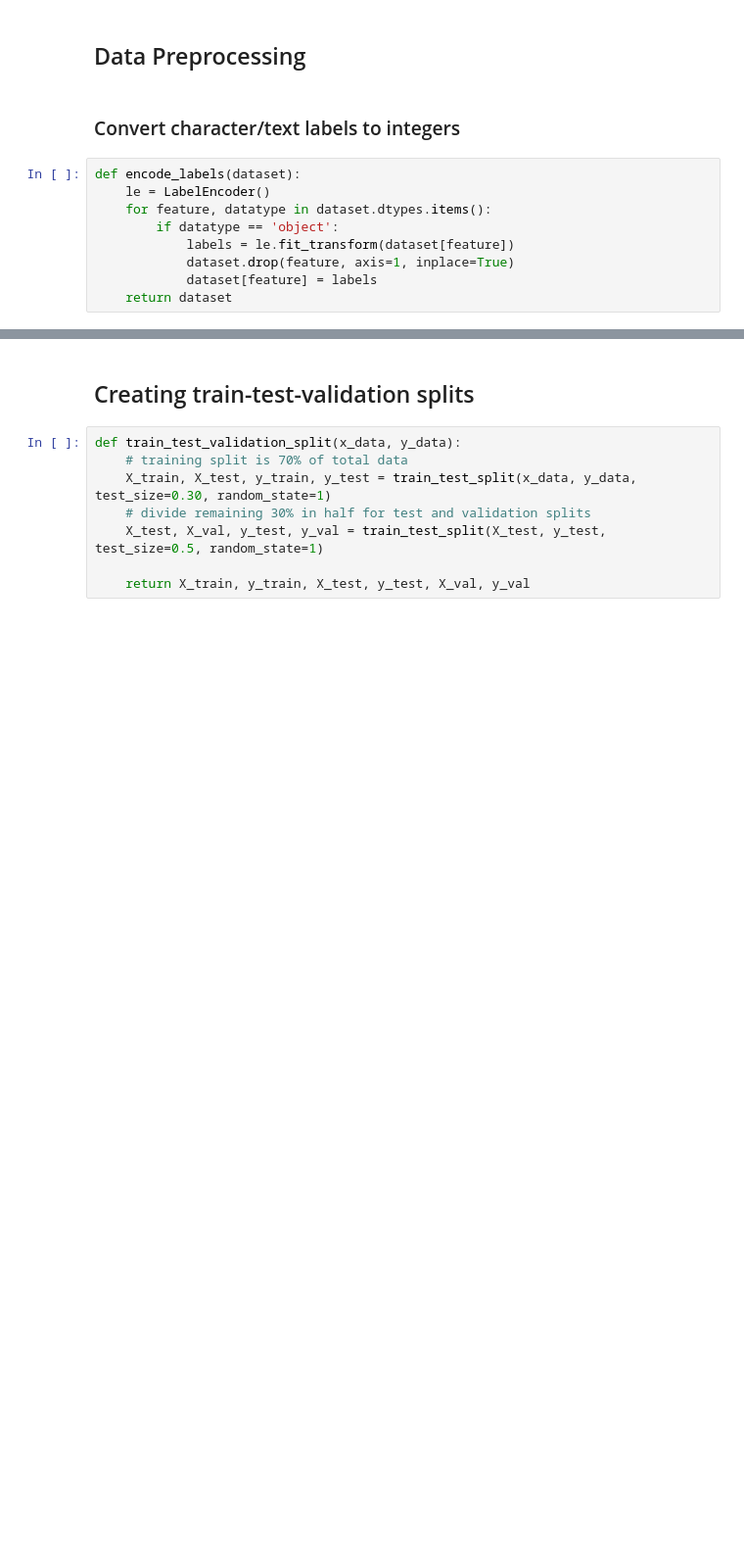
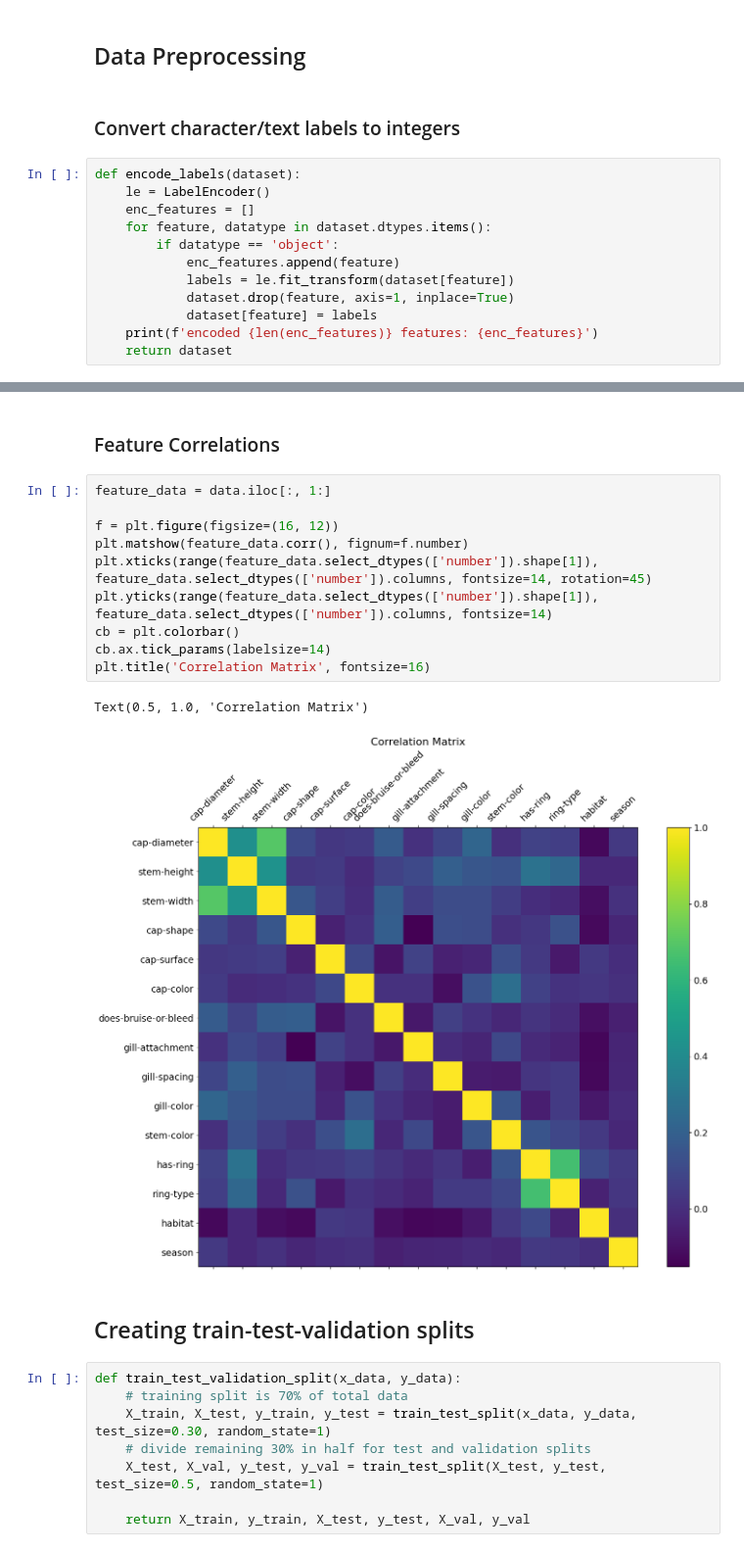
Before and after one commit to sin-of-sloth/mushroom, a Jupyter notebook: Mushroom.ipynb, the cells around one changed output, grey strips where cells are left out. Shown at 98% size. Cells and saved outputs as stored; diff of their text form; blank space fills up the shorter version.

```diff
--- a/Mushroom.ipynb
+++ b/Mushroom.ipynb
@@ -115,11 +115,14 @@ data.shape
 # %%
 def encode_labels(dataset):
     le = LabelEncoder()
+    enc_features = []
     for feature, datatype in dataset.dtypes.items():
         if datatype == 'object':
+            enc_features.append(feature)
             labels = le.fit_transform(dataset[feature])
             dataset.drop(feature, axis=1, inplace=True)
             dataset[feature] = labels
+    print(f'encoded {len(enc_features)} features: {enc_features}')
     return dataset
 # %%
 # encode labels and move `class` to front of the dataframe
@@ -128,3 +133,18 @@ data.insert(0, 'class', data.pop('class'))
+# %% [markdown]
+### Feature Correlations
+# %%
+feature_data = data.iloc[:, 1:]
+
+f = plt.figure(figsize=(16, 12))
+plt.matshow(feature_data.corr(), fignum=f.number)
+plt.xticks(range(feature_data.select_dtypes(['number']).shape[1]), feature_data.select_dtypes(['number']).columns, fontsize=14, rotation=45)
+plt.yticks(range(feature_data.select_dtypes(['number']).shape[1]), feature_data.select_dtypes(['number']).columns, fontsize=14)
+cb = plt.colorbar()
+cb.ax.tick_params(labelsize=14)
+plt.title('Correlation Matrix', fontsize=16)
+# %% [output]
+Text(0.5, 1.0, 'Correlation Matrix')
+[figure, added]
 # %% [markdown]
 ## Creating train-test-validation splits
 # %%
```
Also changed, not shown: parts of 15 cells of this notebook.
